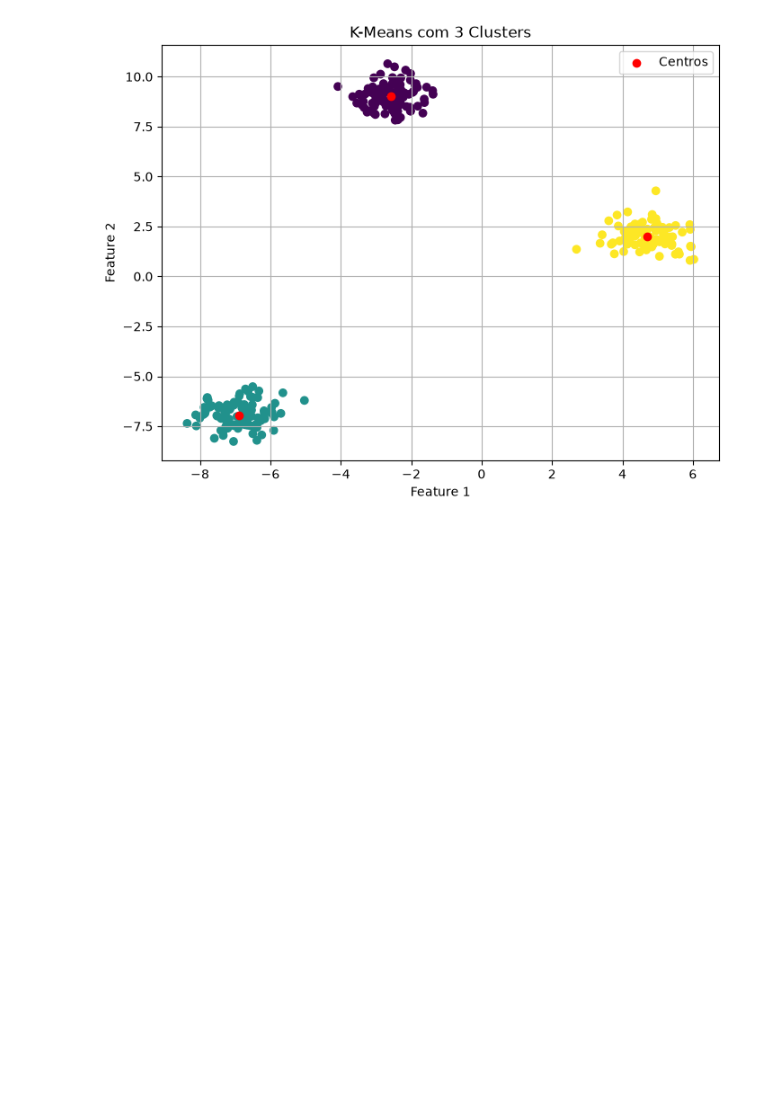
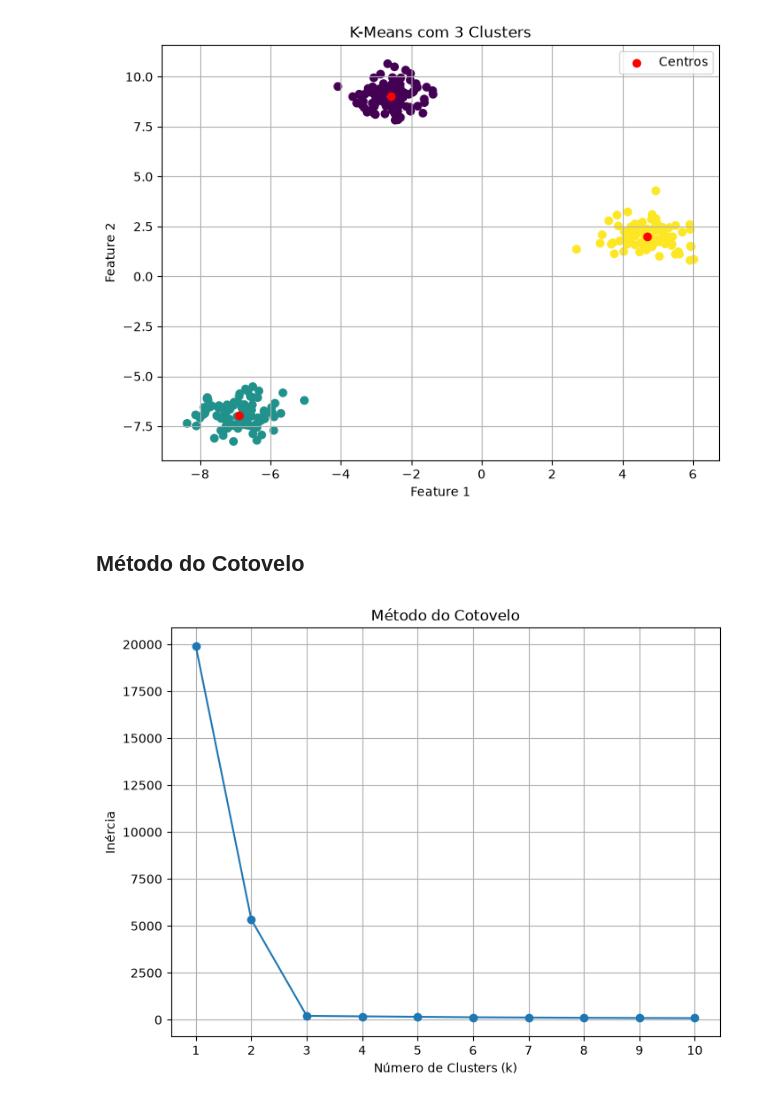
Before and after one commit to JulyaTorres/machine-learning-study, a Jupyter notebook: unsupervised-learning/kmeans.ipynb, the cells around one changed output. Cells and saved outputs as stored; diff of their text form; code cells hidden in the pictures; blank space fills up the shorter version.

Commit message:
add kmeans new notes

```diff
--- a/unsupervised-learning/kmeans.ipynb
+++ b/unsupervised-learning/kmeans.ipynb
@@ -32,3 +32,24 @@ plt.grid(True)
 plt.show()
 # %% [output]
 [figure]
+# %% [markdown]
+## Método do Cotovelo
+# %%
+inertias = []
+range =  range(1, 11)
+for k in range:
+    kmeans = KMeans(n_clusters=k, random_state=42)
+    kmeans.fit(X)
+    inertias.append(kmeans.inertia_)
+# %%
+# Visualização método do cotovelo
+plt.figure(figsize=(8, 6))
+plt.plot(range, inertias, marker='o')
+plt.title("Método do Cotovelo")
+plt.xlabel("Número de Clusters (k)")
+plt.ylabel("Inércia")
+plt.xticks(range)
+plt.grid(True)
+plt.show()
+# %% [output]
+[figure, added]
```
